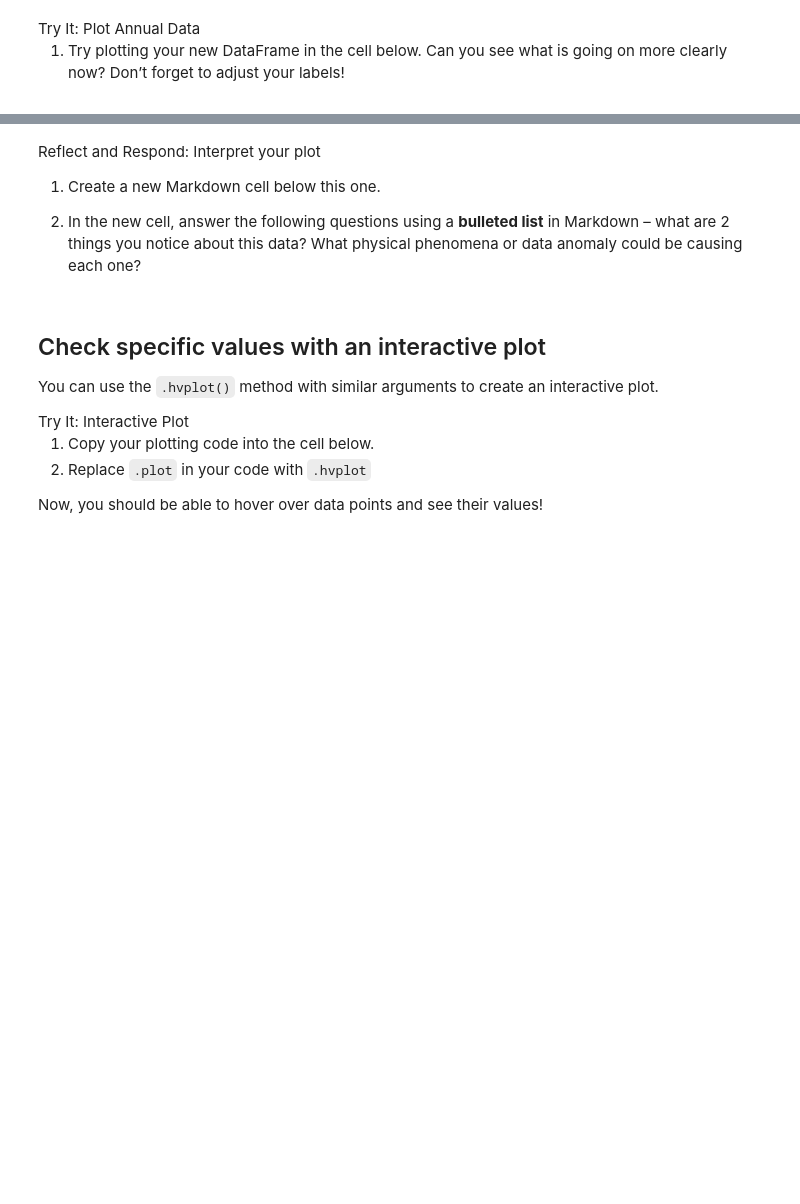
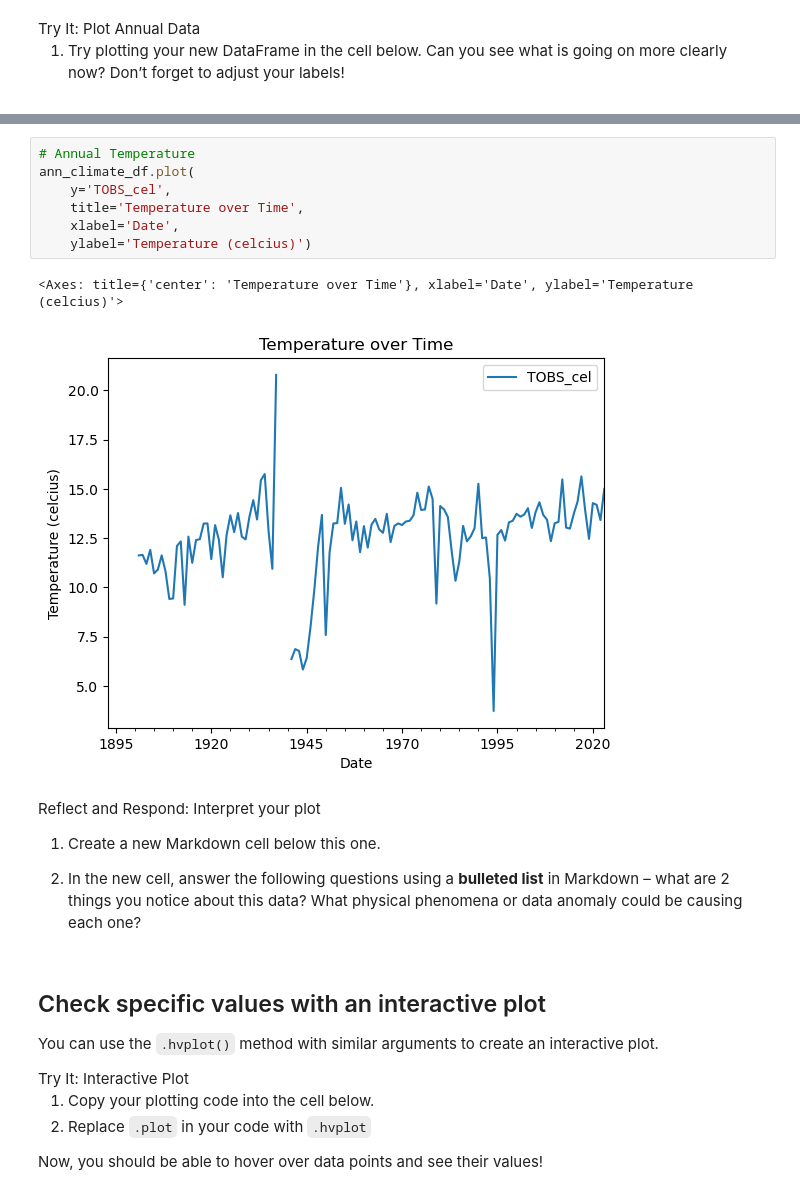
Before and after one commit to earthlab-education/climate-coding-challenge-byandell, a Jupyter notebook: 4_Climate_Coding_Challenge.ipynb, the cells around one changed output, grey strips where cells are left out. Drawn from its saved outputs; the diff is of its cells as text; blank space fills up the shorter version.

```diff
--- a/4_Climate_Coding_Challenge.ipynb
+++ b/4_Climate_Coding_Challenge.ipynb
@@ -156,3 +182,13 @@ is going on more clearly now? Don’t forget to adjust your labels!</li>
+# %%
+# Annual Temperature
+ann_climate_df.plot(
+    y='TOBS_cel',
+    title='Temperature over Time',
+    xlabel='Date',
+    ylabel='Temperature (celcius)')
+# %% [output]
+<Axes: title={'center': 'Temperature over Time'}, xlabel='Date', ylabel='Temperature (celcius)'>
+[figure, added]
 # %% [markdown]
 <link rel="stylesheet" type="text/css" href="./assets/styles.css"><div class="callout callout-style-default callout-titled callout-respond"><div class="callout-header"><div class="callout-icon-container"><i class="callout-icon"></i></div><div class="callout-title-container flex-fill">Reflect and Respond: Interpret your plot</div></div><div class="callout-body-container callout-body"><ol type="1">
 <li><p>Create a new Markdown cell below this one.</p></li>
```
Also changed, not shown: parts of 11 cells of this notebook, 3 other files.
